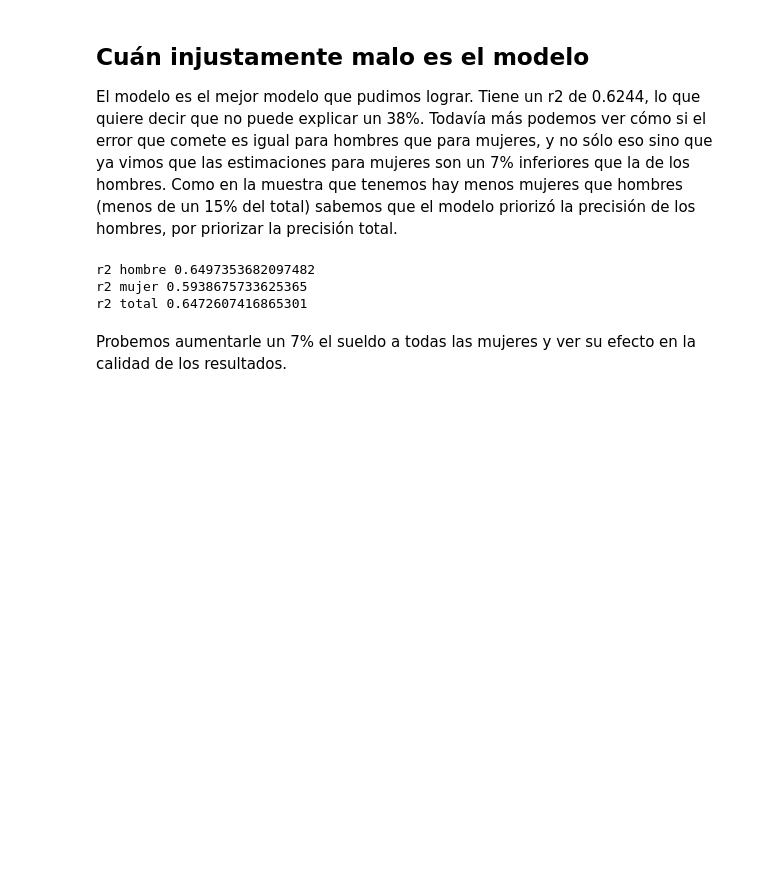
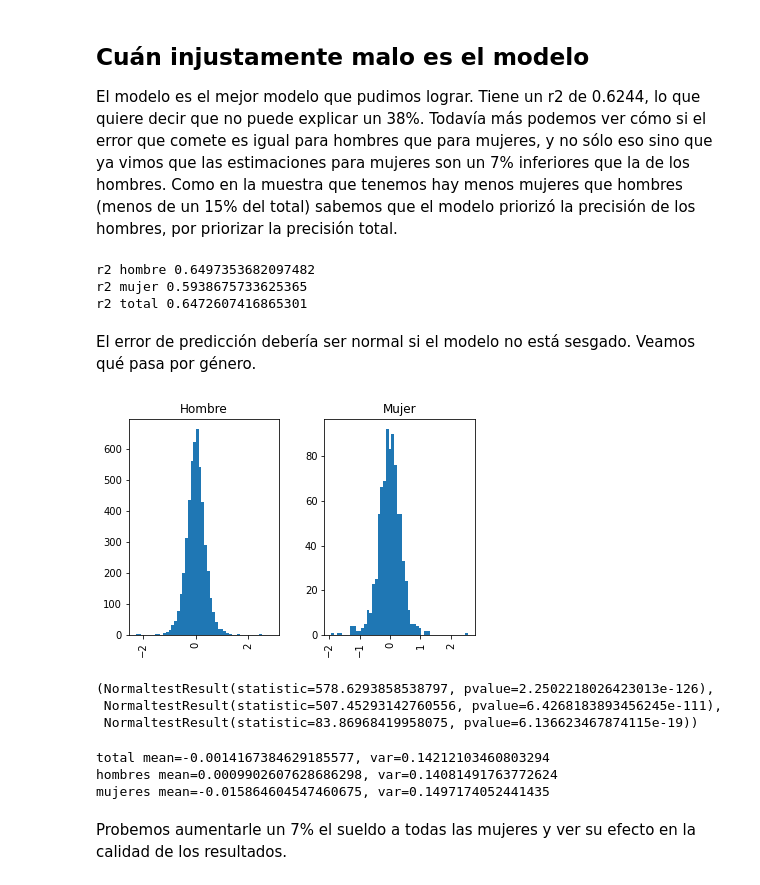
Before and after one commit to seppo0010/sysarmy-sueldos-2020.1, a Jupyter notebook: notebook/Brecha de género.ipynb, the cells around one changed output. Cells and saved outputs as stored; diff of their text form; code cells hidden in the pictures; blank space fills up the shorter version.

Commit message:
Estimation errors

```diff
--- a/notebook/Brecha de género.ipynb
+++ b/notebook/Brecha de género.ipynb
@@ -623,6 +624,31 @@ print('r2 total', r2_score(df['log(salary)'], df['e_log(salary)']))
 r2 hombre 0.6497353682097482
 r2 mujer 0.5938675733625365
 r2 total 0.6472607416865301
+# %% [markdown]
+El error de predicción debería ser normal si el modelo no está sesgado. Veamos qué pasa por género.
+# %%
+df['e_log(salary)_err'] = (df['log(salary)'] - df['e_log(salary)'])
+df.hist(column='e_log(salary)_err', bins=50, by=df['Me identifico']);
+# %% [output]
+[figure, added]
+# %%
+(
+scipy.stats.normaltest(df['e_log(salary)_err']),
+scipy.stats.normaltest(df[df['Me identifico'] == 'Hombre']['e_log(salary)_err']),
+scipy.stats.normaltest(df[df['Me identifico'] == 'Mujer']['e_log(salary)_err']),
+)
+# %% [output]
+(NormaltestResult(statistic=578.6293858538797, pvalue=2.2502218026423013e-126),
+ NormaltestResult(statistic=507.45293142760556, pvalue=6.4268183893456245e-111),
+ NormaltestResult(statistic=83.86968419958075, pvalue=6.136623467874115e-19))
+# %%
+print(f"total mean={np.mean(df['e_log(salary)_err'])}, var={np.var(df['e_log(salary)_err'])}")
+print(f"hombres mean={np.mean(df[df['Me identifico'] == 'Hombre']['e_log(salary)_err'])}, var={np.var(df[df['Me identifico'] == 'Hombre']['e_log(salary)_err'])}")
+print(f"mujeres mean={np.mean(df[df['Me identifico'] == 'Mujer']['e_log(salary)_err'])}, var={np.var(df[df['Me identifico'] == 'Mujer']['e_log(salary)_err'])}")
+# %% [output]
+total mean=-0.0014167384629185577, var=0.14212103460803294
+hombres mean=0.0009902607628686298, var=0.14081491763772624
+mujeres mean=-0.015864604547460675, var=0.1497174052441435
 # %% [markdown]
 Probemos aumentarle un 7% el sueldo a todas las mujeres y ver su efecto en la calidad de los resultados.
 # %%
```
Also changed, not shown: parts of 2 cells of this notebook.
